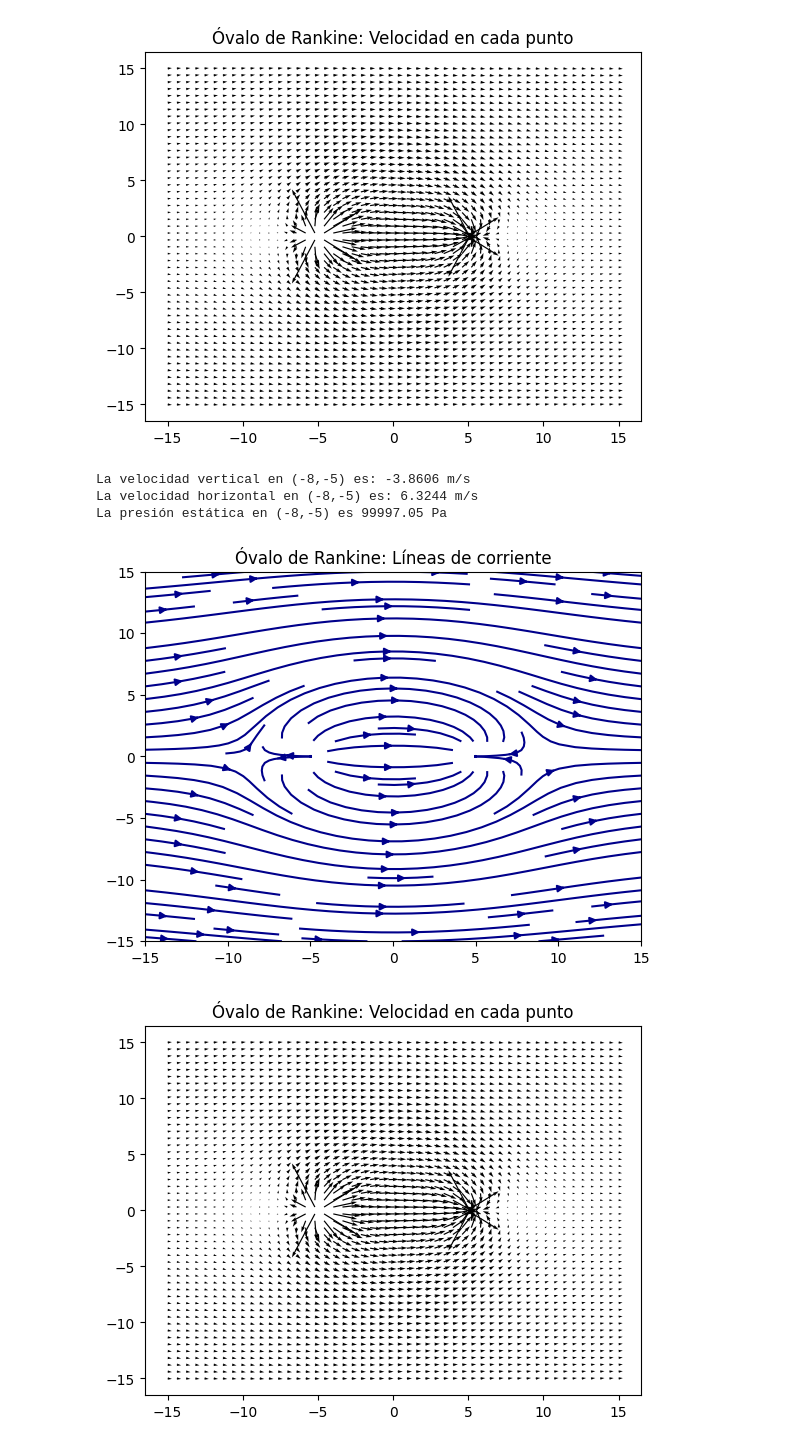
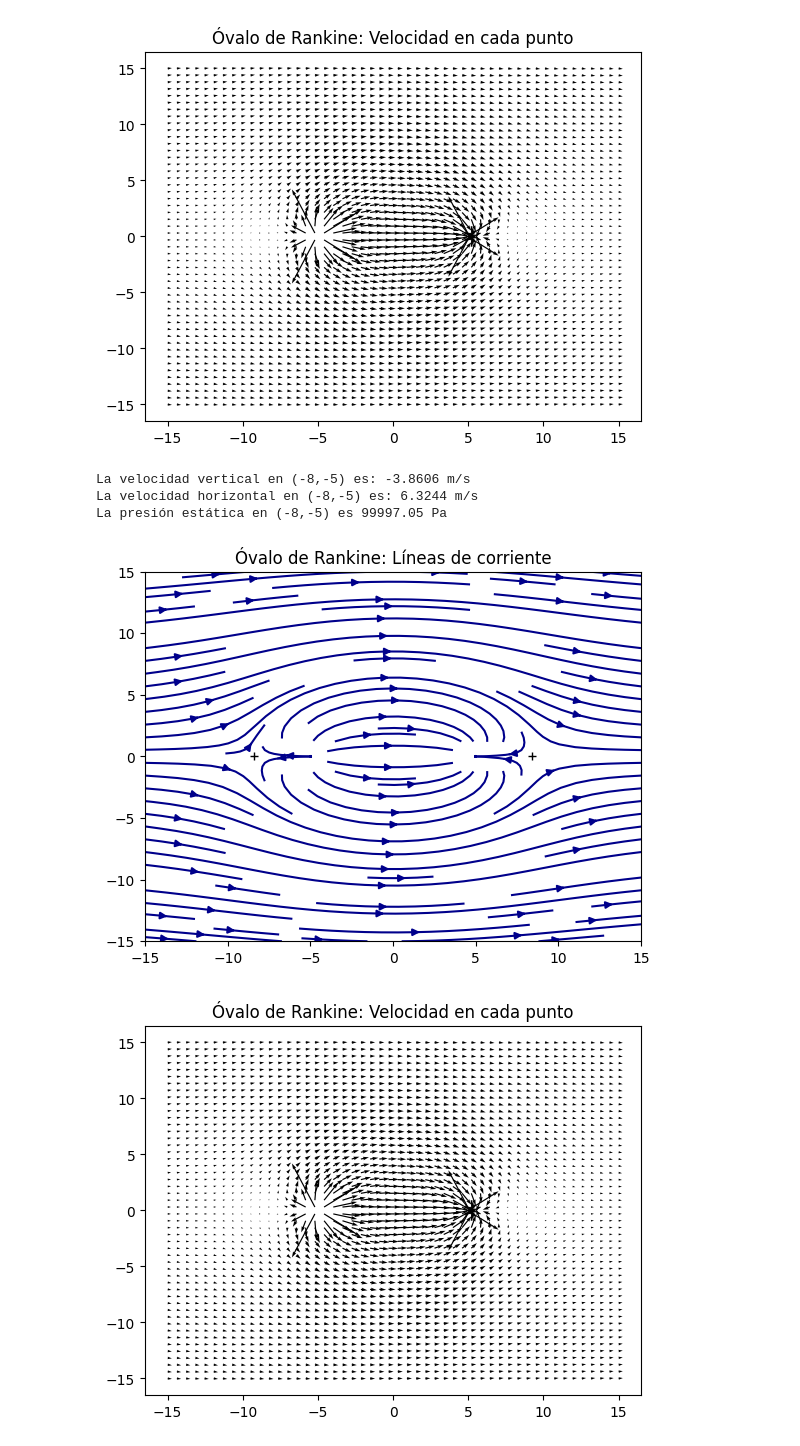
Before and after one commit to RistoRisoto/Aerodinamica, a Jupyter notebook: Ej1OvaloRankine.ipynb, the cells around one changed output. Drawn from its saved outputs; the diff is of its cells as text; code cells hidden in the pictures.

Commit message:
Añado puntos de remanso

```diff
--- a/Ej1OvaloRankine.ipynb
+++ b/Ej1OvaloRankine.ipynb
@@ -109,32 +109,37 @@ def uvovalo(t):
     velc=Uinf+(Q/(2*c.pi))*((1/(t-tm[0]))-(1/(t-tm[1])))
     u=velc.real
     v=-velc.imag
     return u,v
 
 #Pregunta 1: Velocidad vertical en el punto (-8,-5)?
 t0=-8-5j
 u,v=uvovalo(t0)
 redon=4
 print('La velocidad vertical en (-8,-5) es:',round(v,redon),'m/s')
 #Pregunta 2: Velocidad horizontal en las coordenadas (-8, -5)
 print('La velocidad horizontal en (-8,-5) es:',round(u,redon),'m/s')
 
 #Pregunta 3: Calcule el valor de la presión estática en las coordenadas (-8, -5)
 #Asuma un valor para la densidad de 1 kg/m3 y un valor de la presión de referencia de 1e5 Pa
 redon=2
 p0=p(uvovalo,t0,Uinf)
 print('La presión estática en (-8,-5) es',round(p0,redon),'Pa')
 
 X,Y,U,V = velgrid(uvovalo)
 plt.title('Óvalo de Rankine: Líneas de corriente')
 plt.streamplot(X,Y,U,V,color='darkblue')
+
+#Puntos de remanso
+Xpr=a*np.sqrt((Q/(np.pi*a*Uinf))+1)
+plt.plot((-Xpr,Xpr),(0,0),'+',color='black')
+
 plt.show()
 plt.title('Óvalo de Rankine: Velocidad en cada punto')
 plt.quiver(X,Y,U,V)
 plt.show()
 # %% [output]
 La velocidad vertical en (-8,-5) es: -3.8606 m/s
 La velocidad horizontal en (-8,-5) es: 6.3244 m/s
 La presión estática en (-8,-5) es 99997.05 Pa
-[figure, old version]
+[figure, new version]
 [figure]
```
